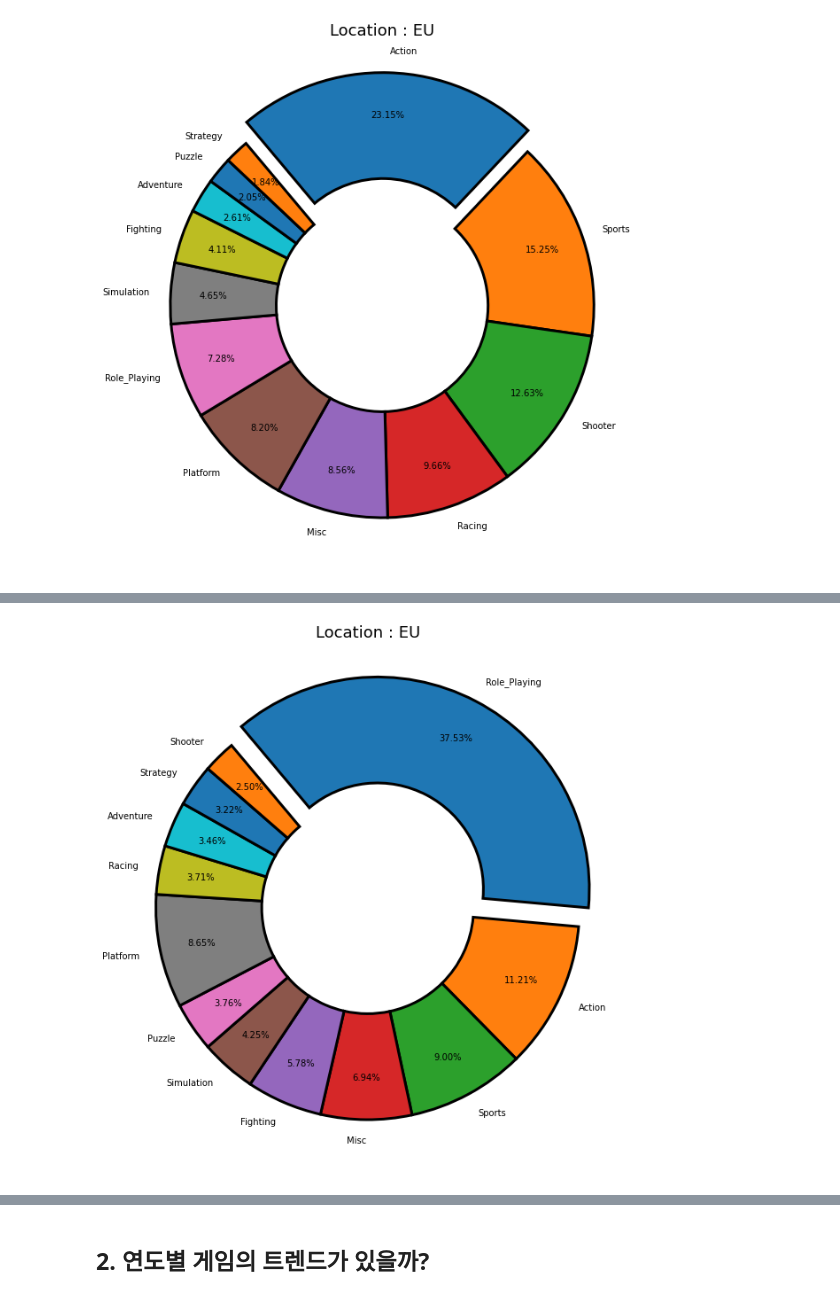
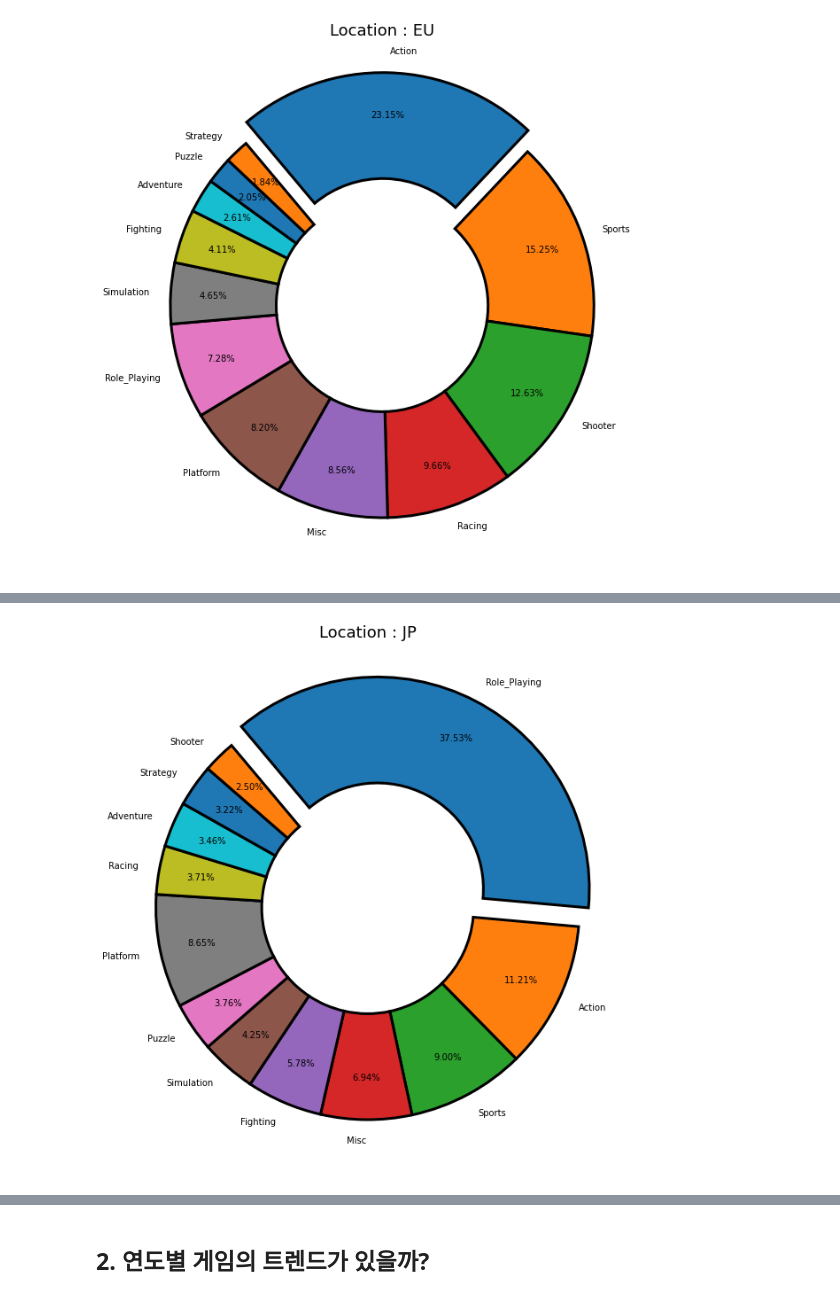
Before and after one commit to sbtmsk/project1, a Jupyter notebook: project1.ipynb, the cells around one changed output, grey strips where cells are left out. Saved outputs shown, nothing was run; the diff lists cells and outputs as text; code cells hidden in the pictures.

```diff
--- a/project1.ipynb
+++ b/project1.ipynb
@@ -396,32 +396,32 @@ Name: JP_Sales, dtype: float64
 # %%
 Role_Playing = JP_ratio.iloc[0]
 Action = JP_ratio.iloc[1]
 Sports = JP_ratio.iloc[2]
 Platform = JP_ratio.iloc[3]
 Misc = JP_ratio.iloc[4]
 Fighting = JP_ratio.iloc[5]
 Simulation = JP_ratio.iloc[6]
 Puzzle = JP_ratio.iloc[7]
 Racing = JP_ratio.iloc[8]
 Adventure = JP_ratio.iloc[9]
 Strategy = JP_ratio.iloc[10]
 Shooter = JP_ratio.iloc[11]
 
 ratio = [Role_Playing,Action,Sports,Misc,Fighting,Simulation,Puzzle,Platform,
          Racing,Adventure,Strategy,Shooter]
 labels = ['Role_Playing','Action','Sports','Misc','Fighting','Simulation',
           'Puzzle','Platform',
          'Racing','Adventure','Strategy','Shooter']
 
 exp = [0.1,0,0,0,0,0,0,0,0,0,0,0]
 w = {"edgecolor": "black", "linewidth":3, "width":0.5}
 plt.figure(figsize=(11, 11))
 plt.pie(ratio, labels = labels, startangle=130,pctdistance=0.8,counterclock = False, explode=exp, autopct='%.2f%%',wedgeprops=w)
-plt.title("Location : EU", fontsize=18)
+plt.title("Location : JP", fontsize=18)
 
 plt.show()
 # %% [output]
-[figure, old version]
+[figure, new version]
 # %%
 Other_ratio = DF.groupby('Genre')['Other_Sales'].sum().sort_values(ascending=False)
 # %%
```
Also changed, not shown: parts of 2 cells of this notebook.
